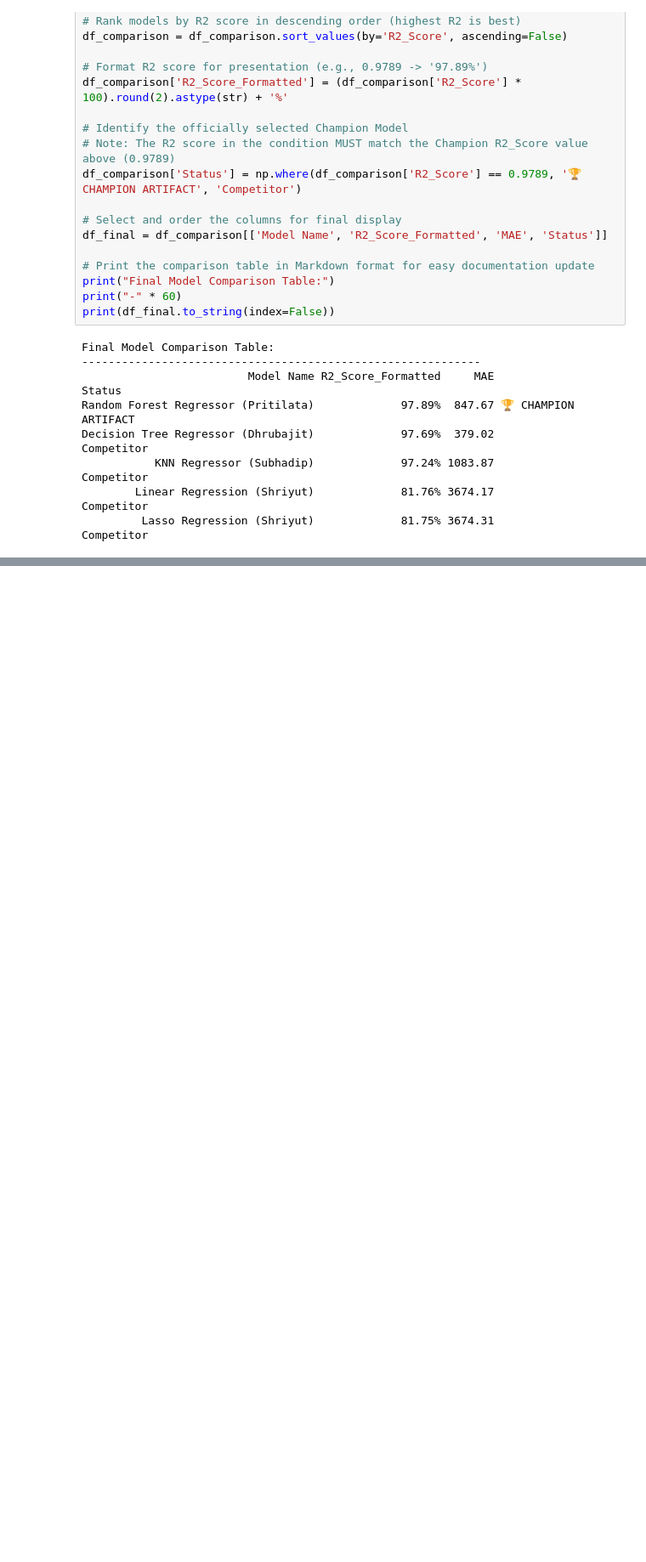
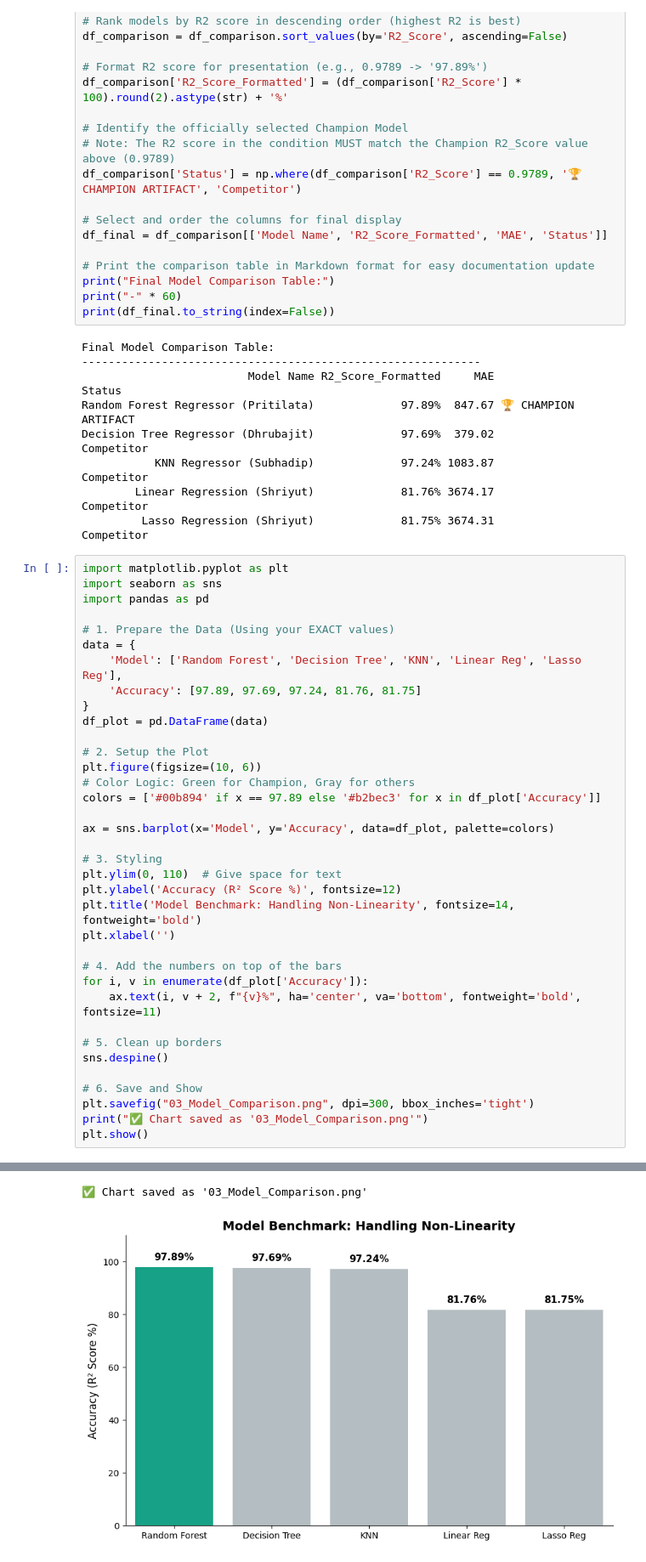
Before and after one commit to code-with-shriyut/health-insurance-prediction, a Jupyter notebook: notebooks/model_Comparison_FINAL.ipynb, the cells around one changed output, grey strips where cells are left out. Shown at 85% size. Saved outputs shown, nothing was run; the diff lists cells and outputs as text; blank space fills up the shorter version.

Commit message:
feat: Generated Model Comparison Bar Chart

```diff
--- a/notebooks/model_Comparison_FINAL.ipynb
+++ b/notebooks/model_Comparison_FINAL.ipynb
@@ -64,3 +64,40 @@ Decision Tree Regressor (Dhrubajit)             97.69%  379.02          Competit
            KNN Regressor (Subhadip)             97.24% 1083.87          Competitor
         Linear Regression (Shriyut)             81.76% 3674.17          Competitor
          Lasso Regression (Shriyut)             81.75% 3674.31          Competitor
+# %%
+import matplotlib.pyplot as plt
+import seaborn as sns
+import pandas as pd
+
+# 1. Prepare the Data (Using your EXACT values)
+data = {
+    'Model': ['Random Forest', 'Decision Tree', 'KNN', 'Linear Reg', 'Lasso Reg'],
+    'Accuracy': [97.89, 97.69, 97.24, 81.76, 81.75]
+}
+df_plot = pd.DataFrame(data)
+
+# 2. Setup the Plot
+plt.figure(figsize=(10, 6))
+# Color Logic: Green for Champion, Gray for others
+colors = ['#00b894' if x == 97.89 else '#b2bec3' for x in df_plot['Accuracy']]
+
+ax = sns.barplot(x='Model', y='Accuracy', data=df_plot, palette=colors)
+
+# 3. Styling
+plt.ylim(0, 110)  # Give space for text
+plt.ylabel('Accuracy (R² Score %)', fontsize=12)
+plt.title('Model Benchmark: Handling Non-Linearity', fontsize=14, fontweight='bold')
+plt.xlabel('')
+
+# 4. Add the numbers on top of the bars
+for i, v in enumerate(df_plot['Accuracy']):
+    ax.text(i, v + 2, f"{v}%", ha='center', va='bottom', fontweight='bold', fontsize=11)
+
+# 5. Clean up borders
+sns.despine()
+
+# 6. Save and Show
+plt.savefig("03_Model_Comparison.png", dpi=300, bbox_inches='tight')
+print("✅ Chart saved as '03_Model_Comparison.png'")
+plt.show()
+# %% [output]
@@ -67,3 +107,5 @@ Decision Tree Regressor (Dhrubajit)             97.69%  379.02          Competit
+✅ Chart saved as '03_Model_Comparison.png'
+[figure, added]
 # %%
 import os  # Import OS library to handle folder paths.
 
```
Also changed, not shown: parts of 2 cells of this notebook, 1 other file.
